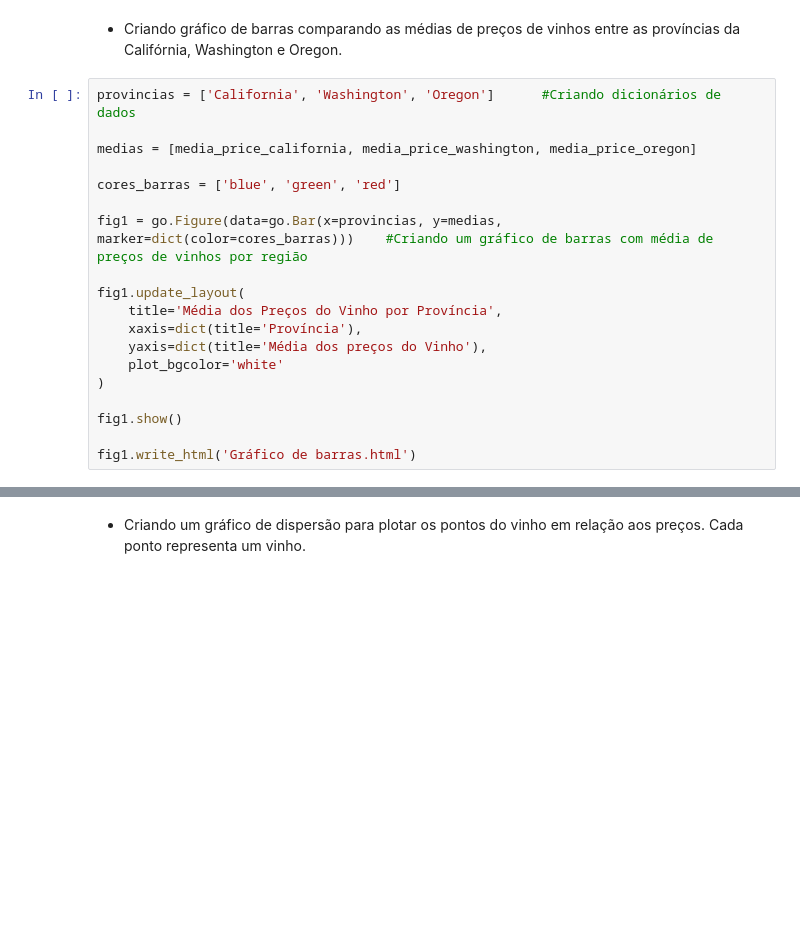
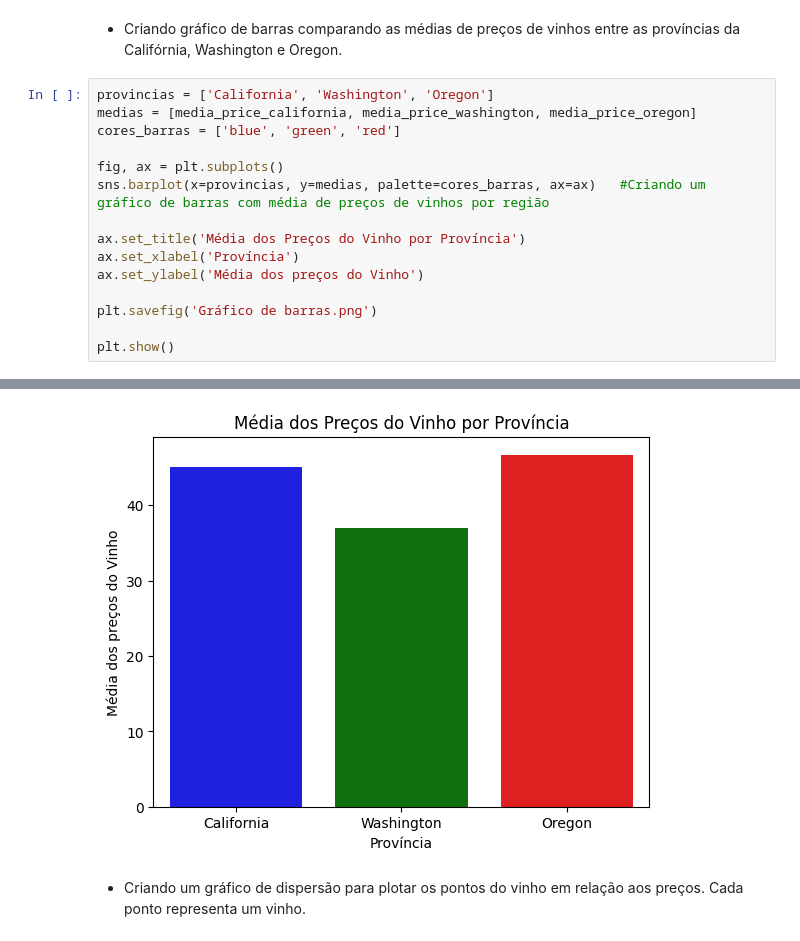
Before and after one commit to LucasMartinscode/Python, a Jupyter notebook: Winedataset.ipynb, the cells around one changed output, grey strips where cells are left out. Drawn from its saved outputs; the diff is of its cells as text; blank space fills up the shorter version.

```diff
--- a/Winedataset.ipynb
+++ b/Winedataset.ipynb
@@ -153,22 +155,18 @@ Tabela_resultados.head()
 
 *   Criando gráfico de barras comparando as médias de preços de vinhos entre as províncias da Califórnia, Washington e Oregon.
 # %%
-provincias = ['California', 'Washington', 'Oregon']      #Criando dicionários de dados
-
+provincias = ['California', 'Washington', 'Oregon']
 medias = [media_price_california, media_price_washington, media_price_oregon]
-
 cores_barras = ['blue', 'green', 'red']
 
-fig1 = go.Figure(data=go.Bar(x=provincias, y=medias, marker=dict(color=cores_barras)))    #Criando um gráfico de barras com média de preços de vinhos por região
+fig, ax = plt.subplots()
+sns.barplot(x=provincias, y=medias, palette=cores_barras, ax=ax)   #Criando um gráfico de barras com média de preços de vinhos por região
 
-fig1.update_layout(
-    title='Média dos Preços do Vinho por Província',
-    xaxis=dict(title='Província'),
-    yaxis=dict(title='Média dos preços do Vinho'),
-    plot_bgcolor='white'
-)
+ax.set_title('Média dos Preços do Vinho por Província')
+ax.set_xlabel('Província')
+ax.set_ylabel('Média dos preços do Vinho')
 
-fig1.show()
+plt.savefig('Gráfico de barras.png')
 
-fig1.write_html('Gráfico de barras.html')
+plt.show()
 # %% [output]
@@ -176,3 +173,4 @@ fig1.write_html('Gráfico de barras.html')
+[figure, added]
 # %% [markdown]
 
 *   Criando um gráfico de dispersão para plotar os pontos do vinho em relação aos preços. Cada ponto representa um vinho.
```
Also changed, not shown: parts of 6 cells of this notebook.
